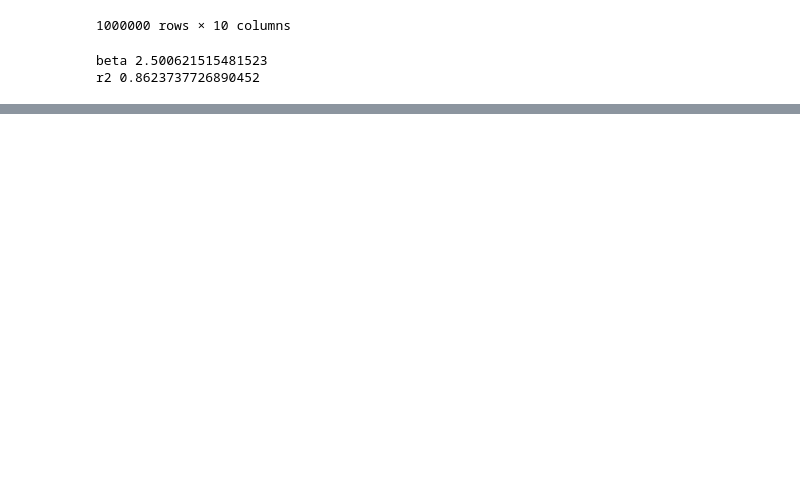
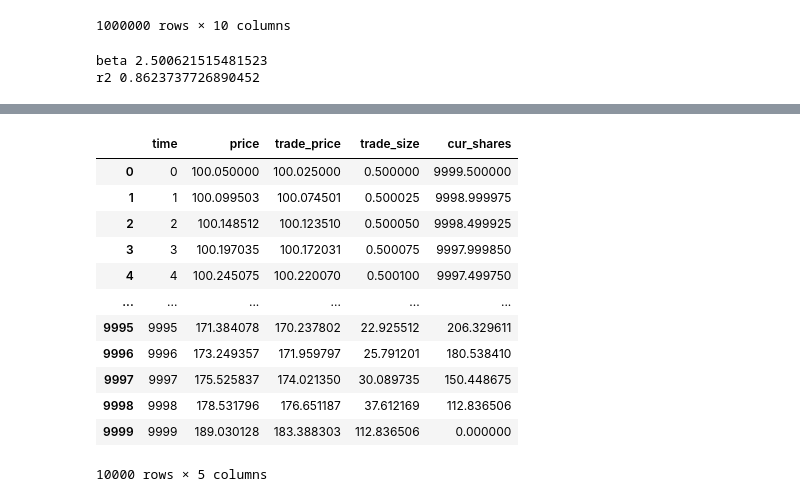
Before and after one commit to rzhan11/MarkData, a Jupyter notebook: nbs/data-gen2.ipynb, the cells around one changed output, grey strips where cells are left out. Saved outputs shown, nothing was run; the diff lists cells and outputs as text; code cells hidden in the pictures; blank space fills up the shorter version.

```diff
--- a/nbs/data-gen2.ipynb
+++ b/nbs/data-gen2.ipynb
@@ -327,0 +479,16 @@ abs(popt[0] / popt[1]) / 5
+# %%
+df_tick2
+# %% [output]
+|  | time | price | trade_price | trade_size | cur_shares |
+| 0 | 0 | 100.050000 | 100.025000 | 0.500000 | 9999.500000 |
+| 1 | 1 | 100.099503 | 100.074501 | 0.500025 | 9998.999975 |
+| 2 | 2 | 100.148512 | 100.123510 | 0.500050 | 9998.499925 |
+| 3 | 3 | 100.197035 | 100.172031 | 0.500075 | 9997.999850 |
+| 4 | 4 | 100.245075 | 100.220070 | 0.500100 | 9997.499750 |
+| ... | ... | ... | ... | ... | ... |
+| 9995 | 9995 | 171.384078 | 170.237802 | 22.925512 | 206.329611 |
+| 9996 | 9996 | 173.249357 | 171.959797 | 25.791201 | 180.538410 |
+| 9997 | 9997 | 175.525837 | 174.021350 | 30.089735 | 150.448675 |
+| 9998 | 9998 | 178.531796 | 176.651187 | 37.612169 | 112.836506 |
+| 9999 | 9999 | 189.030128 | 183.388303 | 112.836506 | 0.000000 |
+10000 rows × 5 columns
```
Also changed, not shown: parts of 16 cells of this notebook.
